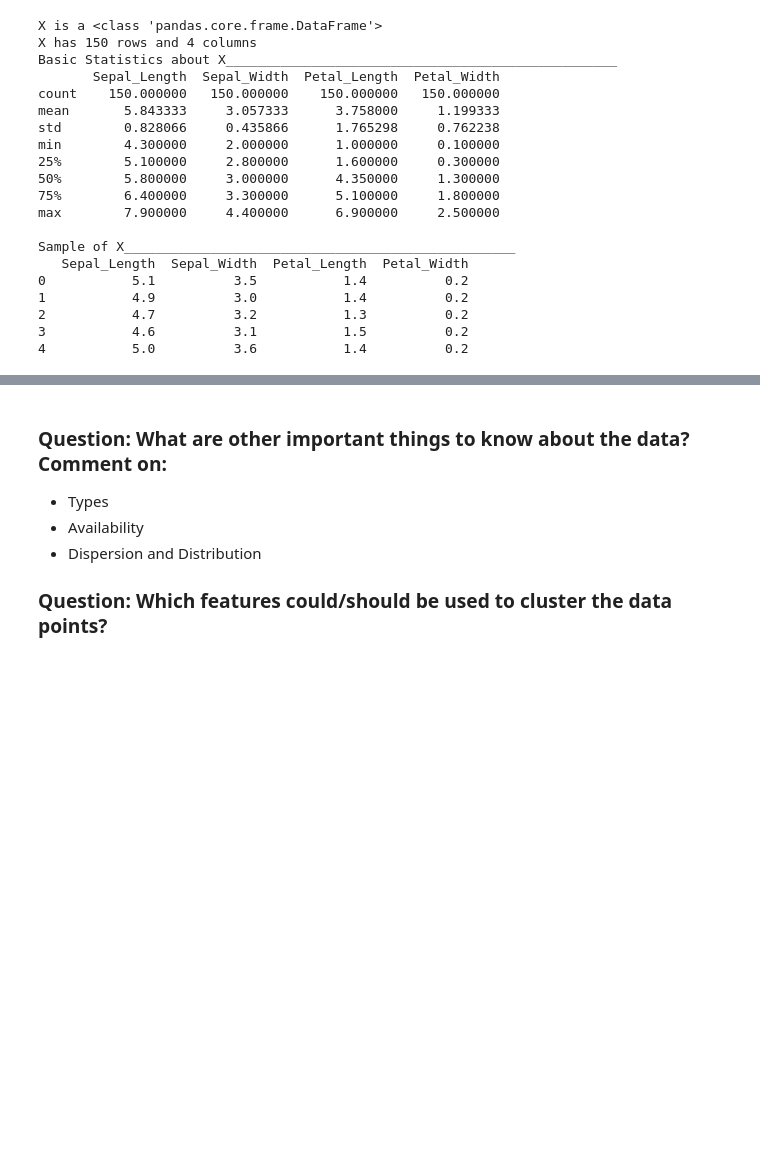
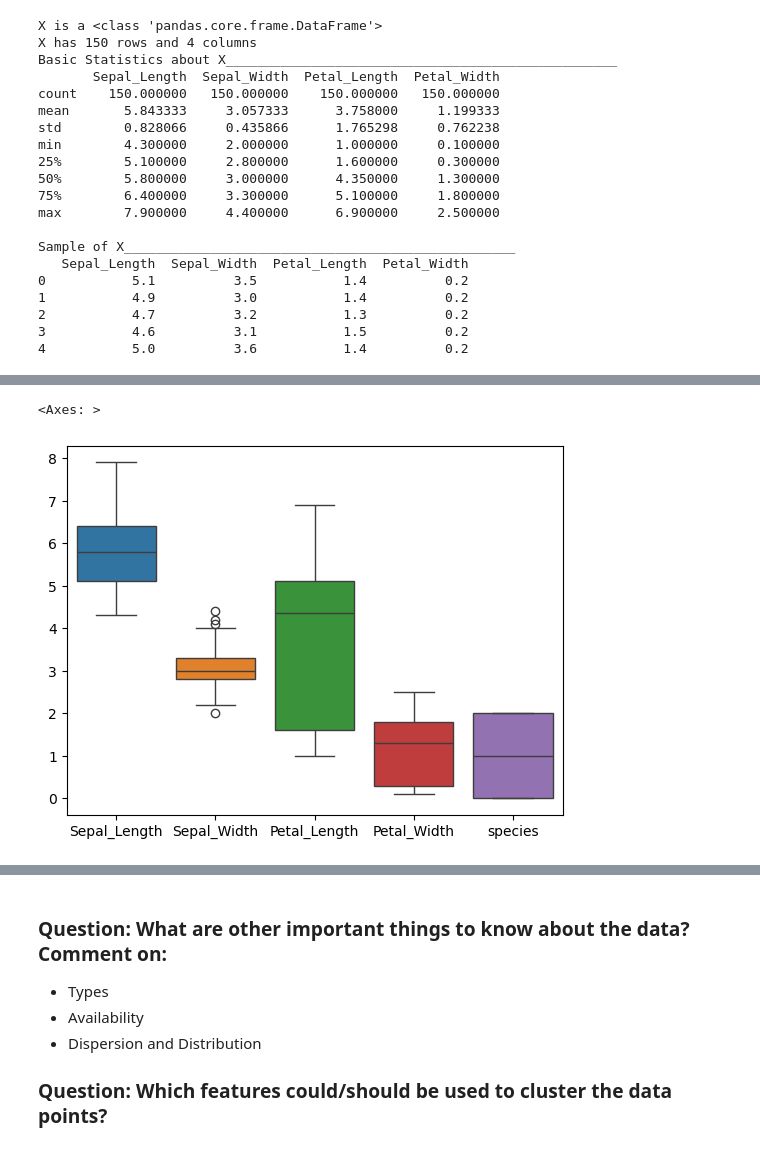
Before and after one commit to mdjroaming/IOD, a Jupyter notebook: Module 6/Module 6 Labs/IOD_Lab-6_1.ipynb, the cells around one changed output, grey strips where cells are left out. Saved outputs shown, nothing was run; the diff lists cells and outputs as text; code cells hidden in the pictures; blank space fills up the shorter version.

```diff
--- a/Module 6/Module 6 Labs/IOD_Lab-6_1.ipynb
+++ b/Module 6/Module 6 Labs/IOD_Lab-6_1.ipynb
@@ -107,0 +127,5 @@ plt.show()
+# %%
+sns.boxplot(X)
+# %% [output]
+<Axes: >
+[figure, added]
```
Also changed, not shown: parts of 10 cells of this notebook, 19 other files.
